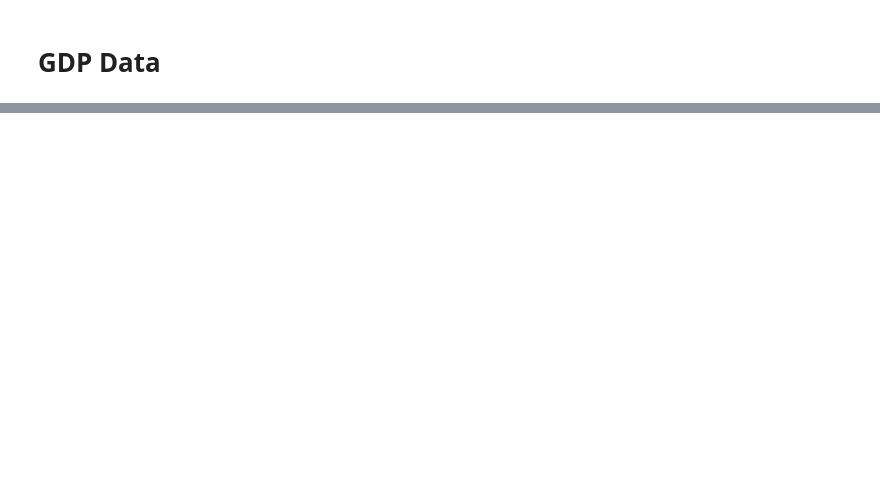
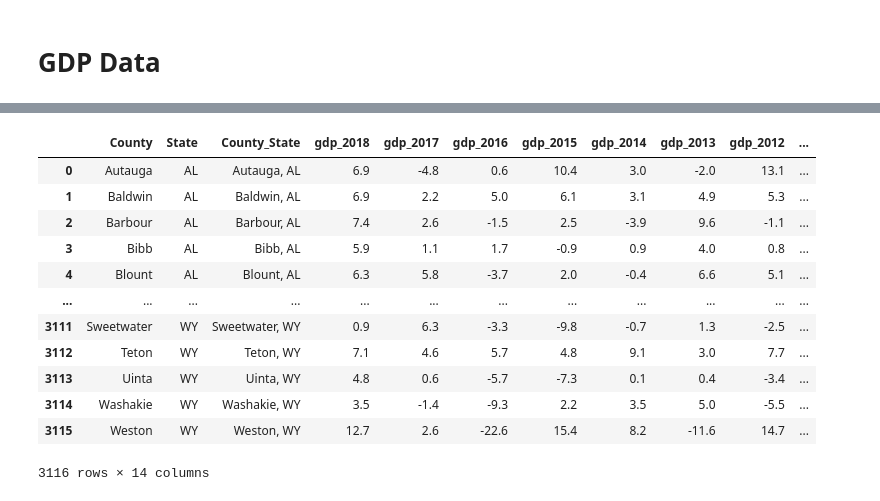
Before and after one commit to Jua91/ETL-Project, a Jupyter notebook: Data_cleanup.ipynb, the cells around one changed output, grey strips where cells are left out. Saved outputs shown, nothing was run; the diff lists cells and outputs as text; code cells hidden in the pictures; blank space fills up the shorter version.

```diff
--- a/Data_cleanup.ipynb
+++ b/Data_cleanup.ipynb
@@ -165,0 +203,21 @@ final_combined_df.to_csv("../Data/Final_data.csv", index=False)
+# %%
+# Drop the last 9 rows
+gdp_df1 = gdp_df1[:-9]
+gdp_df2 = gdp_df2[:-9]
+
+#gdp_df1.drop(gdp_df.tail(9).index,inplace=True)
+#gdp_df2.drop(gdp1_df.tail(9).index,inplace=True)
+
+# Replace NA with 0
+gdp_df1 = gdp_df1.replace("(NA)",0)
+gdp_df2 = gdp_df2.replace("(NA)",0)
+# %%
+# Split the GeoName column into county and state columns
+gdp_df1[['County', 'State']]= gdp_df1["GeoName"].str.split(",",n=1, expand=True)
+gdp_df1 = gdp_df1.drop("GeoFips",axis=1)
+gdp_df1['State'] = gdp_df1['State'].str.replace('*','') # Remove asterisk
+
+gdp_df2[['County', 'State']]= gdp_df2["GeoName"].str.split(",",n=1, expand=True)
+gdp_df2 = gdp_df2.drop("GeoFips",axis=1)
+gdp_df2['State'] = gdp_df2['State'].str.replace("*","")
+gdp_df2
@@ -165,0 +238,38 @@ final_combined_df.to_csv("../Data/Final_data.csv", index=False)
+# %%
+# Rename the columns
+gdp_df1 = gdp_df1.rename(columns={"GeoName":"County_State",
+                                 "2007-2008": "gdp_2008",
+                                 "2008-2009": "gdp_2009",
+                                 "2009-2010": "gdp_2010",
+                                 "2010-2011": "gdp_2011",
+                                 "2011-2012": "gdp_2012",
+                                 "2012-2013": "gdp_2013"})
+
+gdp_df2 = gdp_df2.rename(columns={"GeoName":"County_State",
+                                 "2013-2014": "gdp_2014",
+                                 "2014-2015": "gdp_2015",
+                                 "2015-2016": "gdp_2016",
+                                 "2016-2017": "gdp_2017",
+                                 "2017-2018": "gdp_2018"})
+
+gdp_df1 = gdp_df1[["County","State","County_State","gdp_2013","gdp_2012","gdp_2011","gdp_2010","gdp_2009","gdp_2008"]]
+gdp_df2 = gdp_df2[["County","State","County_State","gdp_2018","gdp_2017","gdp_2016","gdp_2015","gdp_2014"]]
+# %%
+# Merge the two datasets
+gdp_df = pd.merge(gdp_df2,gdp_df1, on=["County","State","County_State"])
+
+gdp_df
+# %% [output]
+|  | County | State | County_State | gdp_2018 | gdp_2017 | gdp_2016 | gdp_2015 | gdp_2014 | gdp_2013 | gdp_2012 | ... |
+| 0 | Autauga | AL | Autauga, AL | 6.9 | -4.8 | 0.6 | 10.4 | 3.0 | -2.0 | 13.1 | ... |
+| 1 | Baldwin | AL | Baldwin, AL | 6.9 | 2.2 | 5.0 | 6.1 | 3.1 | 4.9 | 5.3 | ... |
+| 2 | Barbour | AL | Barbour, AL | 7.4 | 2.6 | -1.5 | 2.5 | -3.9 | 9.6 | -1.1 | ... |
+| 3 | Bibb | AL | Bibb, AL | 5.9 | 1.1 | 1.7 | -0.9 | 0.9 | 4.0 | 0.8 | ... |
+| 4 | Blount | AL | Blount, AL | 6.3 | 5.8 | -3.7 | 2.0 | -0.4 | 6.6 | 5.1 | ... |
+| ... | ... | ... | ... | ... | ... | ... | ... | ... | ... | ... | ... |
+| 3111 | Sweetwater | WY | Sweetwater, WY | 0.9 | 6.3 | -3.3 | -9.8 | -0.7 | 1.3 | -2.5 | ... |
+| 3112 | Teton | WY | Teton, WY | 7.1 | 4.6 | 5.7 | 4.8 | 9.1 | 3.0 | 7.7 | ... |
+| 3113 | Uinta | WY | Uinta, WY | 4.8 | 0.6 | -5.7 | -7.3 | 0.1 | 0.4 | -3.4 | ... |
+| 3114 | Washakie | WY | Washakie, WY | 3.5 | -1.4 | -9.3 | 2.2 | 3.5 | 5.0 | -5.5 | ... |
+| 3115 | Weston | WY | Weston, WY | 12.7 | 2.6 | -22.6 | 15.4 | 8.2 | -11.6 | 14.7 | ... |
+3116 rows × 14 columns
```
Also changed, not shown: parts of 37 cells of this notebook, 6 other files.
